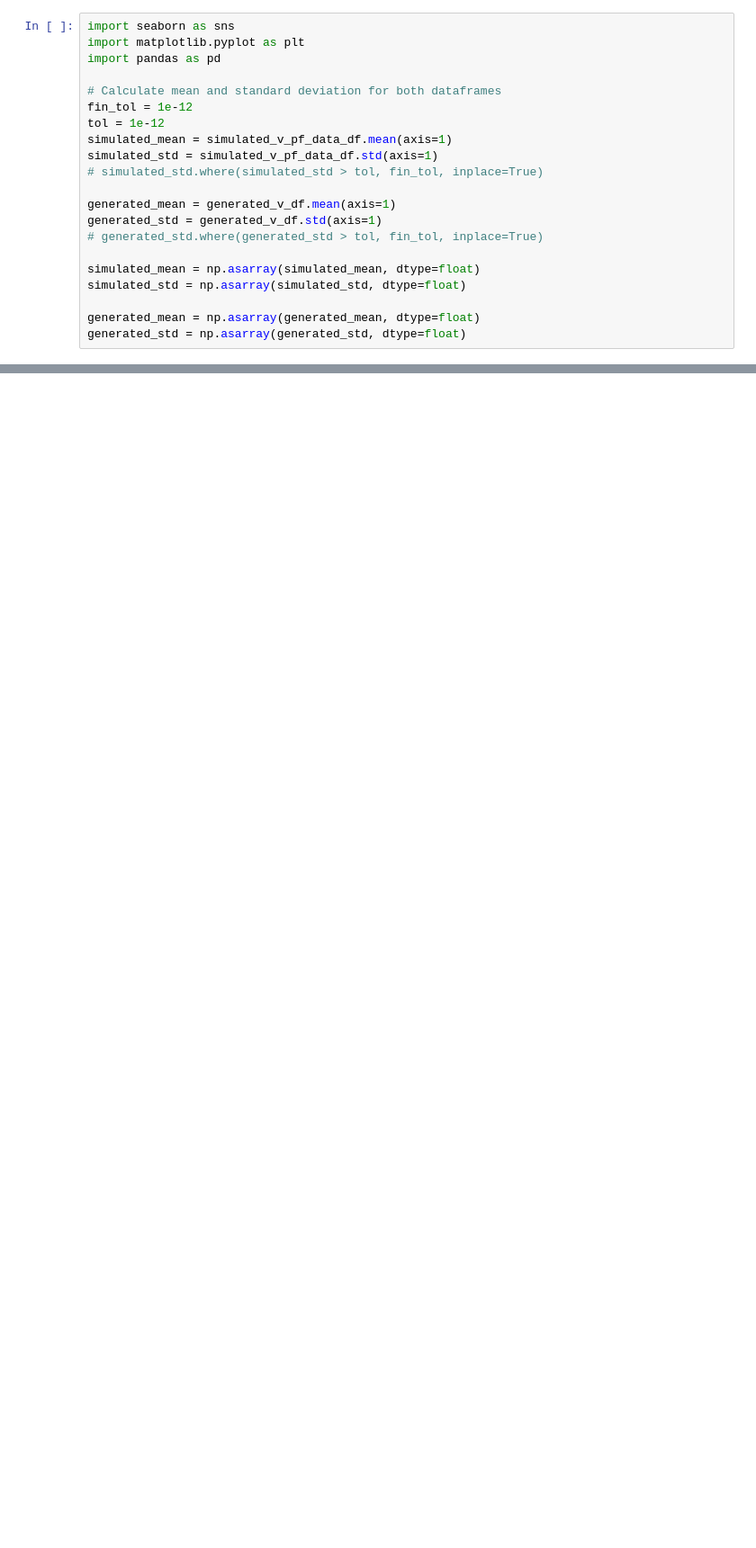
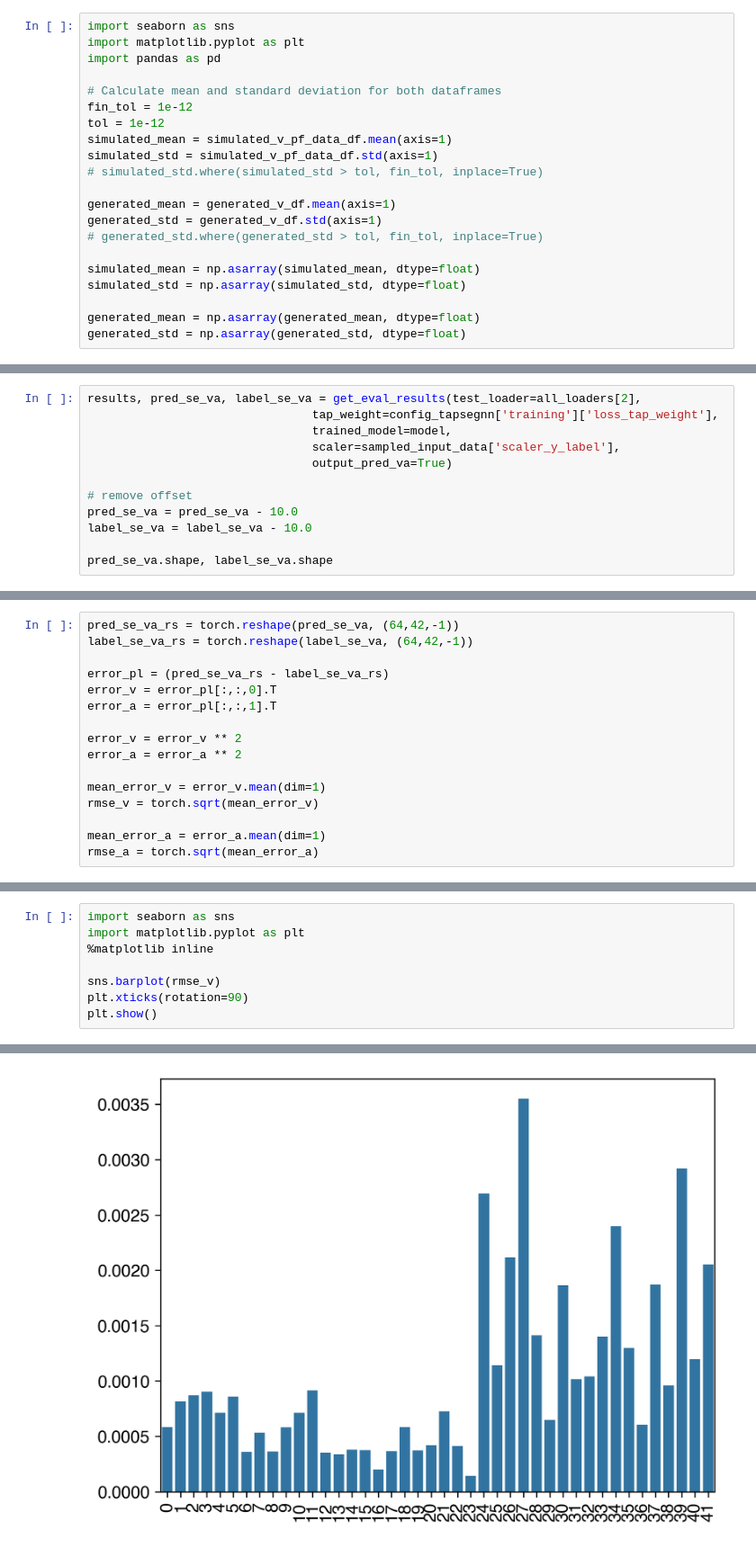
Before and after one commit to prajapati-incontrol/TapSEGNN, a Jupyter notebook: notebooks/create_figures.ipynb, the cells around one changed output, grey strips where cells are left out. Shown at 90% size. Cells and saved outputs as stored; diff of their text form; blank space fills up the shorter version.

```diff
--- a/notebooks/create_figures.ipynb
+++ b/notebooks/create_figures.ipynb
@@ -512,0 +748,12 @@ plt.show()
+# %%
+results, pred_se_va, label_se_va = get_eval_results(test_loader=all_loaders[2],
+                                tap_weight=config_tapsegnn['training']['loss_tap_weight'],
+                                trained_model=model,
+                                scaler=sampled_input_data['scaler_y_label'],
+                                output_pred_va=True)
+
+# remove offset
+pred_se_va = pred_se_va - 10.0
+label_se_va = label_se_va - 10.0
+
+pred_se_va.shape, label_se_va.shape
@@ -512,0 +771,16 @@ plt.show()
+# %%
+pred_se_va_rs = torch.reshape(pred_se_va, (64,42,-1))
+label_se_va_rs = torch.reshape(label_se_va, (64,42,-1))
+
+error_pl = (pred_se_va_rs - label_se_va_rs)
+error_v = error_pl[:,:,0].T
+error_a = error_pl[:,:,1].T
+
+error_v = error_v ** 2
+error_a = error_a ** 2
+
+mean_error_v = error_v.mean(dim=1)
+rmse_v = torch.sqrt(mean_error_v)
+
+mean_error_a = error_a.mean(dim=1)
+rmse_a = torch.sqrt(mean_error_a)
@@ -512,0 +795,9 @@ plt.show()
+# %%
+import seaborn as sns
+import matplotlib.pyplot as plt
+%matplotlib inline
+
+sns.barplot(rmse_v)
+plt.xticks(rotation=90)
+plt.show()
+# %% [output]
@@ -512,0 +807 @@ plt.show()
+[figure, added]
```
Also changed, not shown: parts of 25 cells of this notebook, 11 other files.
